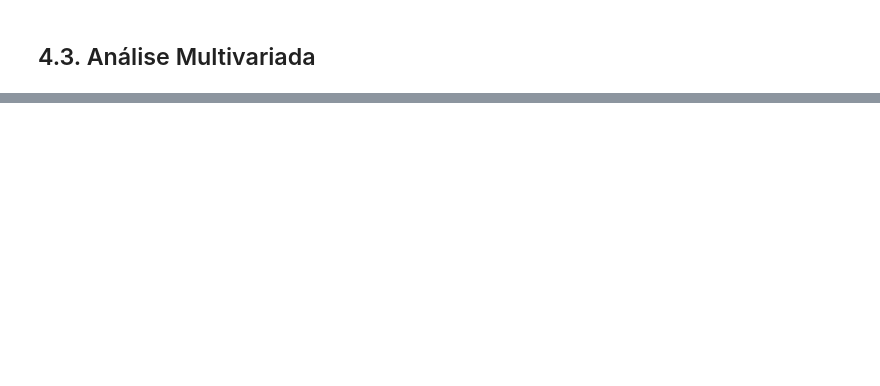
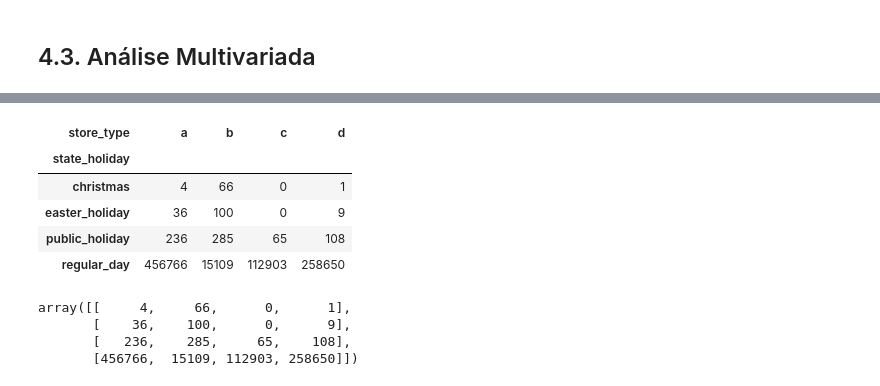
Before and after one commit to wwwclaudion/DataScience_Em_Producao, a Jupyter notebook: m04_v01_store_sales_prediction.ipynb, the cells around one changed output, grey strips where cells are left out. Cells and saved outputs as stored; diff of their text form; code cells hidden in the pictures; blank space fills up the shorter version.

```diff
--- a/m04_v01_store_sales_prediction.ipynb
+++ b/m04_v01_store_sales_prediction.ipynb
@@ -1004,0 +1035,16 @@ sns.barplot(x='month', y='sales', hue='school_holiday', data=aux2);
+# %%
+pd.crosstab(a['state_holiday'], a['store_type'])
+# %% [output]
+| store_type | a | b | c | d |
+| state_holiday |  |  |  |  |
+| christmas | 4 | 66 | 0 | 1 |
+| easter_holiday | 36 | 100 | 0 | 9 |
+| public_holiday | 236 | 285 | 65 | 108 |
+| regular_day | 456766 | 15109 | 112903 | 258650 |
+# %%
+pd.crosstab(a['state_holiday'], a['store_type']).values
+# %% [output]
+array([[     4,     66,      0,      1],
+       [    36,    100,      0,      9],
+       [   236,    285,     65,    108],
+       [456766,  15109, 112903, 258650]])
```
Also changed, not shown: parts of 67 cells of this notebook.
